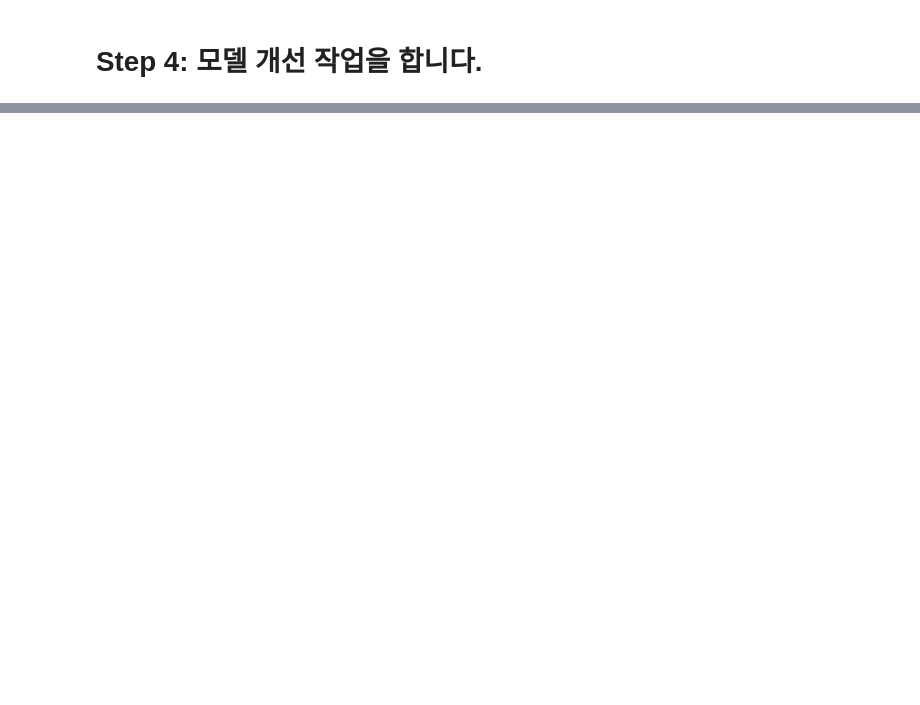
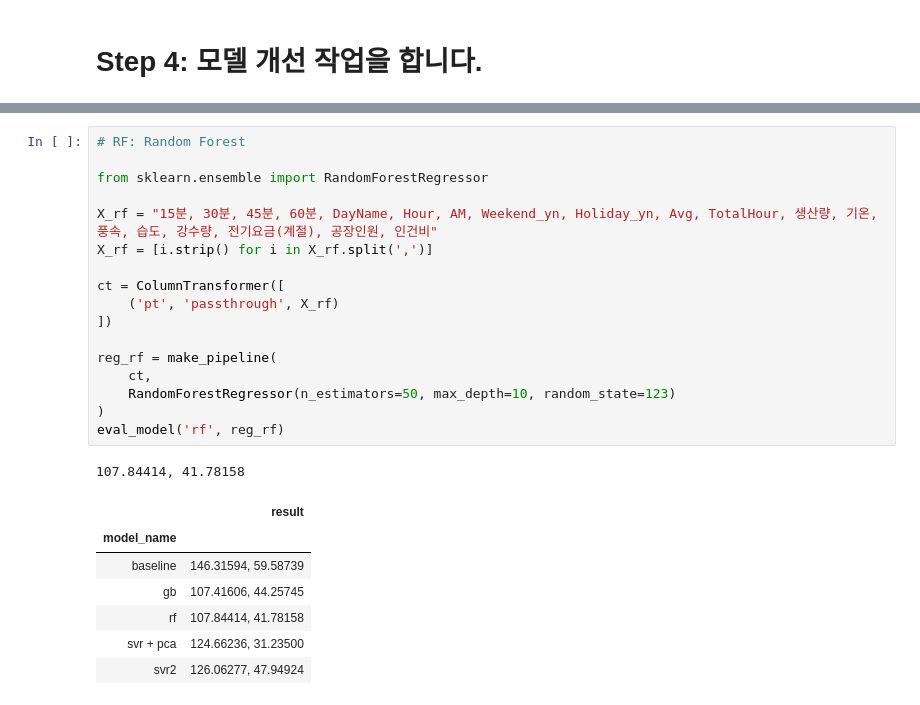
Before and after one commit to sunkusun9/DS_Lv3_2406, a Jupyter notebook: sec_ds_lv3_prob3_kaggle.ipynb, the cells around one changed output, grey strips where cells are left out. Drawn from its saved outputs; the diff is of its cells as text; blank space fills up the shorter version.

```diff
--- a/sec_ds_lv3_prob3_kaggle.ipynb
+++ b/sec_ds_lv3_prob3_kaggle.ipynb
@@ -221,0 +312,26 @@ mean_absolute_error(s_kaggle_ans, prd)
+# %%
+# RF: Random Forest
+
+from sklearn.ensemble import RandomForestRegressor
+
+X_rf = "15분, 30분, 45분, 60분, DayName, Hour, AM, Weekend_yn, Holiday_yn, Avg, TotalHour, 생산량, 기온, 풍속, 습도, 강수량, 전기요금(계절), 공장인원, 인건비"
+X_rf = [i.strip() for i in X_rf.split(',')]
+
+ct = ColumnTransformer([
+    ('pt', 'passthrough', X_rf)
+])
+
+reg_rf = make_pipeline(
+    ct,
+    RandomForestRegressor(n_estimators=50, max_depth=10, random_state=123)
+)
+eval_model('rf', reg_rf)
+# %% [output]
+107.84414, 41.78158
+|  | result |
+| model_name |  |
+| baseline | 146.31594, 59.58739 |
+| gb | 107.41606, 44.25745 |
+| rf | 107.84414, 41.78158 |
+| svr + pca | 124.66236, 31.23500 |
+| svr2 | 126.06277, 47.94924 |
```
Also changed, not shown: parts of 24 cells of this notebook.
